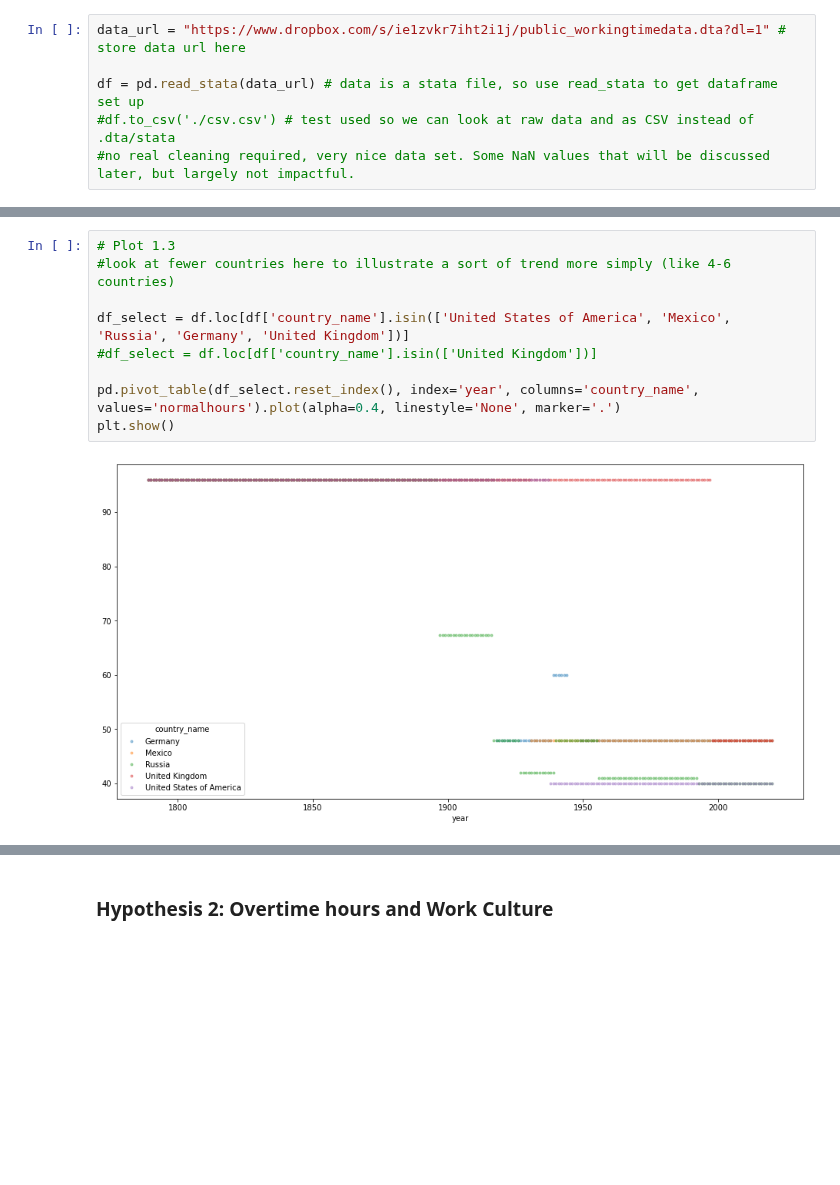
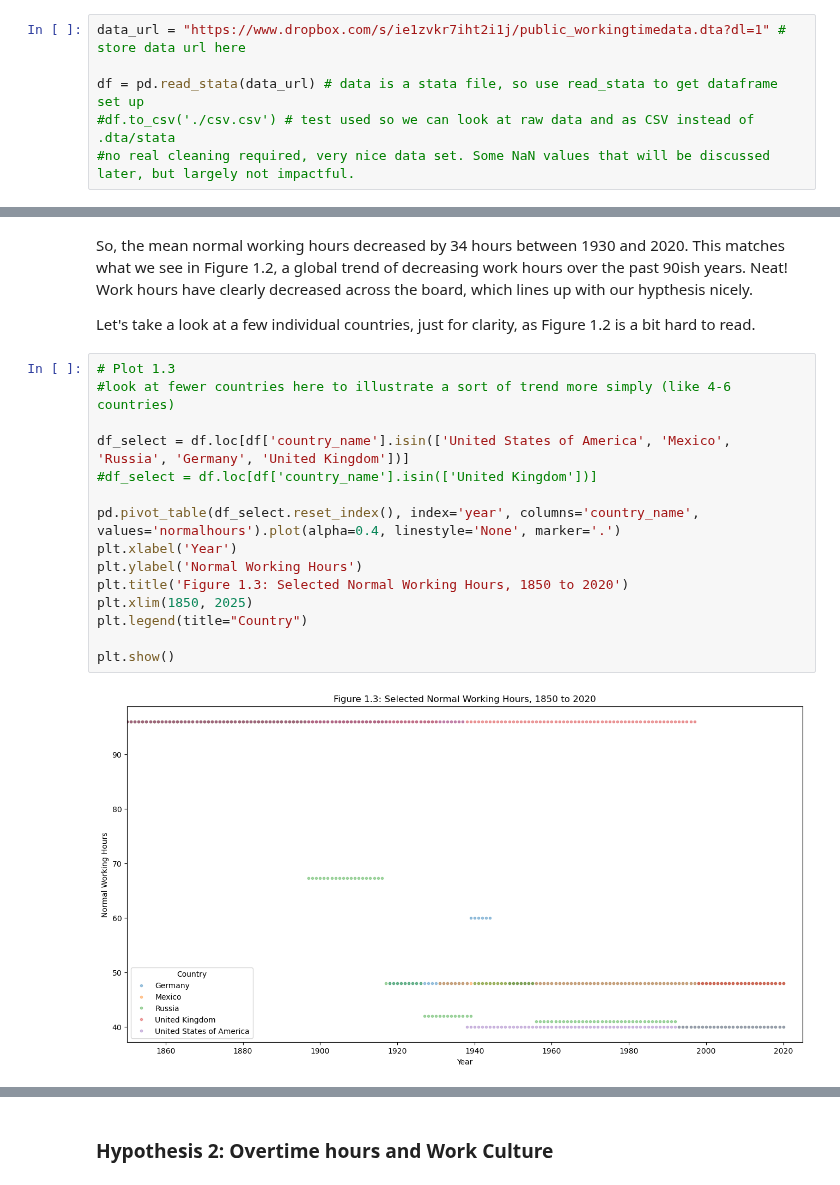
Before and after one commit to trevor-moss/ek121_finalProj, a Jupyter notebook: submission_format.ipynb, the cells around one changed output, grey strips where cells are left out. Cells and saved outputs as stored; diff of their text form; blank space fills up the shorter version.

```diff
--- a/submission_format.ipynb
+++ b/submission_format.ipynb
@@ -78,11 +105,21 @@ It is evident that there is a cluster around 50-40 hours after around 1930s-1940
+# %% [markdown]
+So, the mean normal working hours decreased by 34 hours between 1930 and 2020. This matches what we see in Figure 1.2, a global trend of decreasing work hours over the past 90ish years. Neat! Work hours have clearly decreased across the board, which lines up with our hypthesis nicely.
+
+Let's take a look at a few individual countries, just for clarity, as Figure 1.2 is a bit hard to read.
 # %%
 # Plot 1.3
 #look at fewer countries here to illustrate a sort of trend more simply (like 4-6 countries)
 
 df_select = df.loc[df['country_name'].isin(['United States of America', 'Mexico', 'Russia', 'Germany', 'United Kingdom'])]
 #df_select = df.loc[df['country_name'].isin(['United Kingdom'])]
 
 pd.pivot_table(df_select.reset_index(), index='year', columns='country_name', values='normalhours').plot(alpha=0.4, linestyle='None', marker='.')
+plt.xlabel('Year')
+plt.ylabel('Normal Working Hours')
+plt.title('Figure 1.3: Selected Normal Working Hours, 1850 to 2020')
+plt.xlim(1850, 2025)
+plt.legend(title="Country")
+
 plt.show()
 # %% [output]
-[figure, old version]
+[figure, new version]
```
Also changed, not shown: parts of 9 cells of this notebook.
